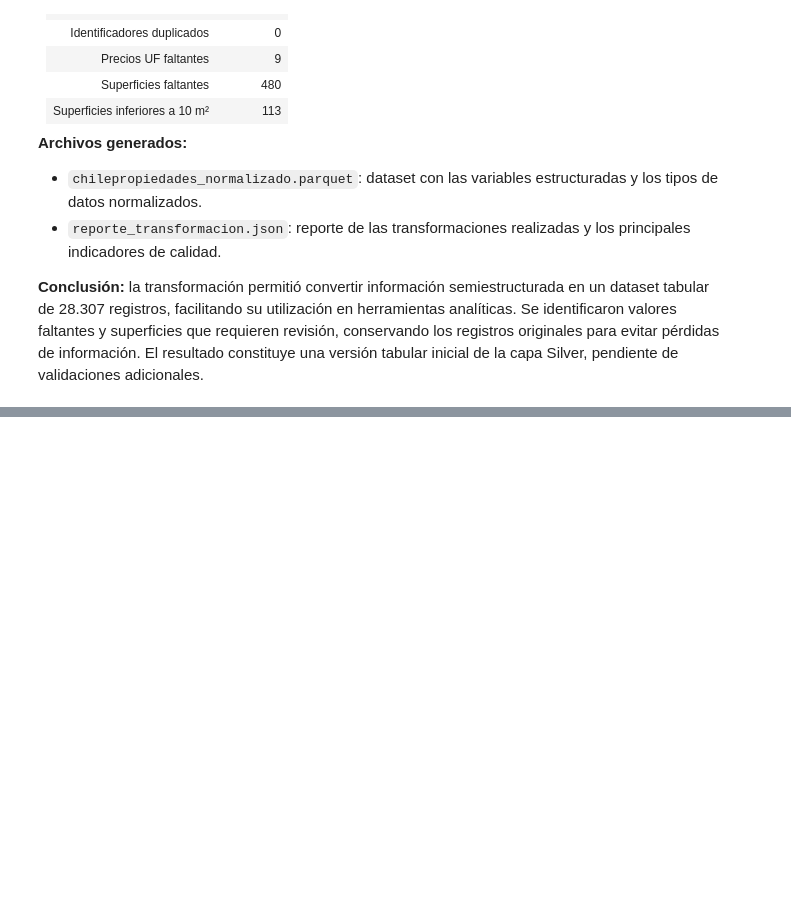
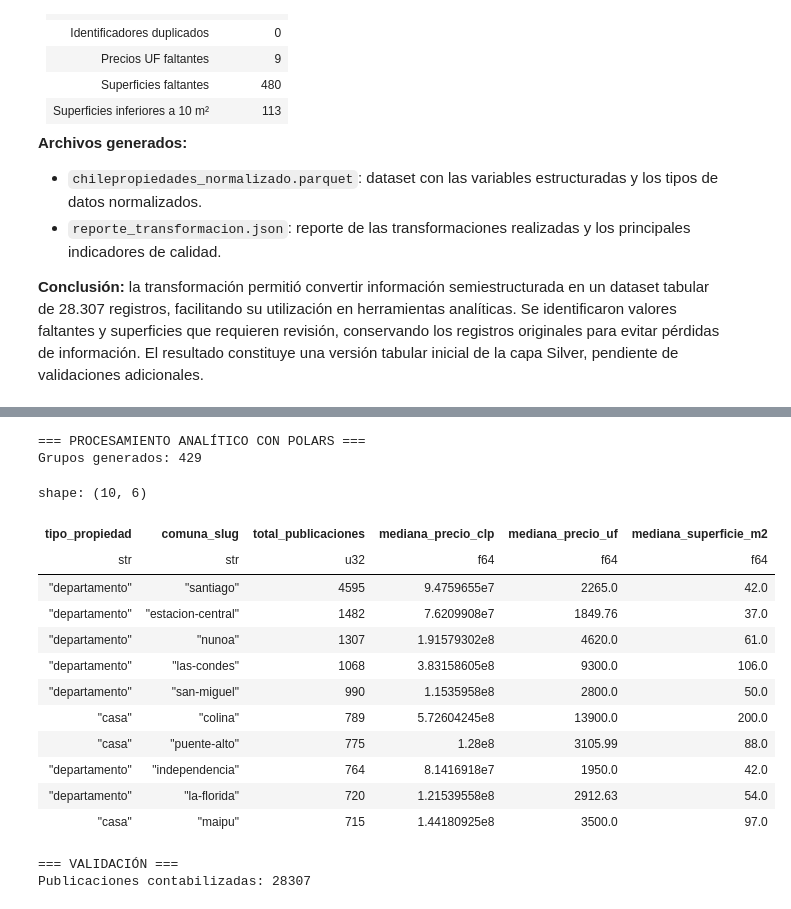
Before and after one commit to Nervots2/Proyecto_inmobiliario, a Jupyter notebook: notebooks/avance4_procesamiento.ipynb, the cells around one changed output, grey strips where cells are left out. Drawn from its saved outputs; the diff is of its cells as text; code cells hidden in the pictures; blank space fills up the shorter version.

```diff
--- a/notebooks/avance4_procesamiento.ipynb
+++ b/notebooks/avance4_procesamiento.ipynb
@@ -632,0 +665,58 @@ Los valores no positivos de precios y superficies se marcaron como faltantes (`N
+# %%
+import polars as pl
+
+# Dataset generado durante el procesamiento anterior
+ruta_parquet = (
+    RAIZ
+    / "datalake_procesado"
+    / "silver"
+    / "chilepropiedades_normalizado.parquet"
+)
+
+# Lectura diferida del archivo Parquet
+datos_polars = pl.scan_parquet(ruta_parquet)
+
+# Agregación por comuna y tipo de propiedad
+consulta = (
+    datos_polars
+    .group_by(["tipo_propiedad", "comuna_slug"])
+    .agg(
+        pl.len().alias("total_publicaciones"),
+        pl.col("precio_clp").median().alias("mediana_precio_clp"),
+        pl.col("precio_uf").median().alias("mediana_precio_uf"),
+        pl.col("superficie_m2").median().alias("mediana_superficie_m2")
+    )
+    .sort("total_publicaciones", descending=True)
+)
+
+# Ejecutar el procesamiento
+resultado_polars = consulta.collect()
+
+print("=== PROCESAMIENTO ANALÍTICO CON POLARS ===")
+print("Grupos generados:", resultado_polars.height)
+
+display(resultado_polars.head(10))
+
+print("\n=== VALIDACIÓN ===")
+print(
+    "Publicaciones contabilizadas:",
+    resultado_polars["total_publicaciones"].sum()
+)
+# %% [output]
+=== PROCESAMIENTO ANALÍTICO CON POLARS ===
+Grupos generados: 429
+shape: (10, 6)
+| tipo_propiedad | comuna_slug | total_publicaciones | mediana_precio_clp | mediana_precio_uf | mediana_superficie_m2 |
+| str | str | u32 | f64 | f64 | f64 |
+| "departamento" | "santiago" | 4595 | 9.4759655e7 | 2265.0 | 42.0 |
+| "departamento" | "estacion-central" | 1482 | 7.6209908e7 | 1849.76 | 37.0 |
+| "departamento" | "nunoa" | 1307 | 1.91579302e8 | 4620.0 | 61.0 |
+| "departamento" | "las-condes" | 1068 | 3.83158605e8 | 9300.0 | 106.0 |
+| "departamento" | "san-miguel" | 990 | 1.1535958e8 | 2800.0 | 50.0 |
+| "casa" | "colina" | 789 | 5.72604245e8 | 13900.0 | 200.0 |
+| "casa" | "puente-alto" | 775 | 1.28e8 | 3105.99 | 88.0 |
+| "departamento" | "independencia" | 764 | 8.1416918e7 | 1950.0 | 42.0 |
+| "departamento" | "la-florida" | 720 | 1.21539558e8 | 2912.63 | 54.0 |
+| "casa" | "maipu" | 715 | 1.44180925e8 | 3500.0 | 97.0 |
+=== VALIDACIÓN ===
+Publicaciones contabilizadas: 28307
```
Also changed, not shown: parts of 16 cells of this notebook, 6 other files.
